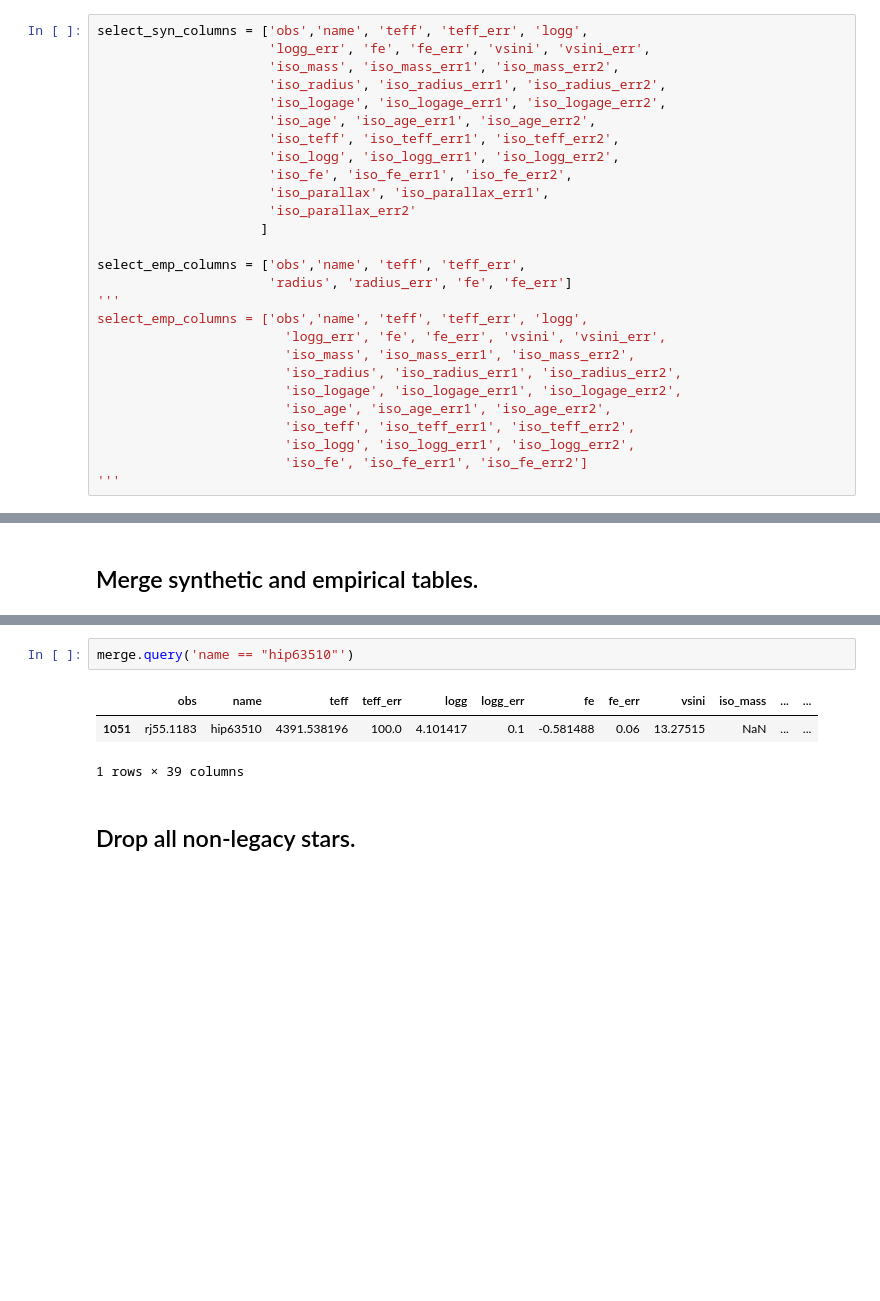
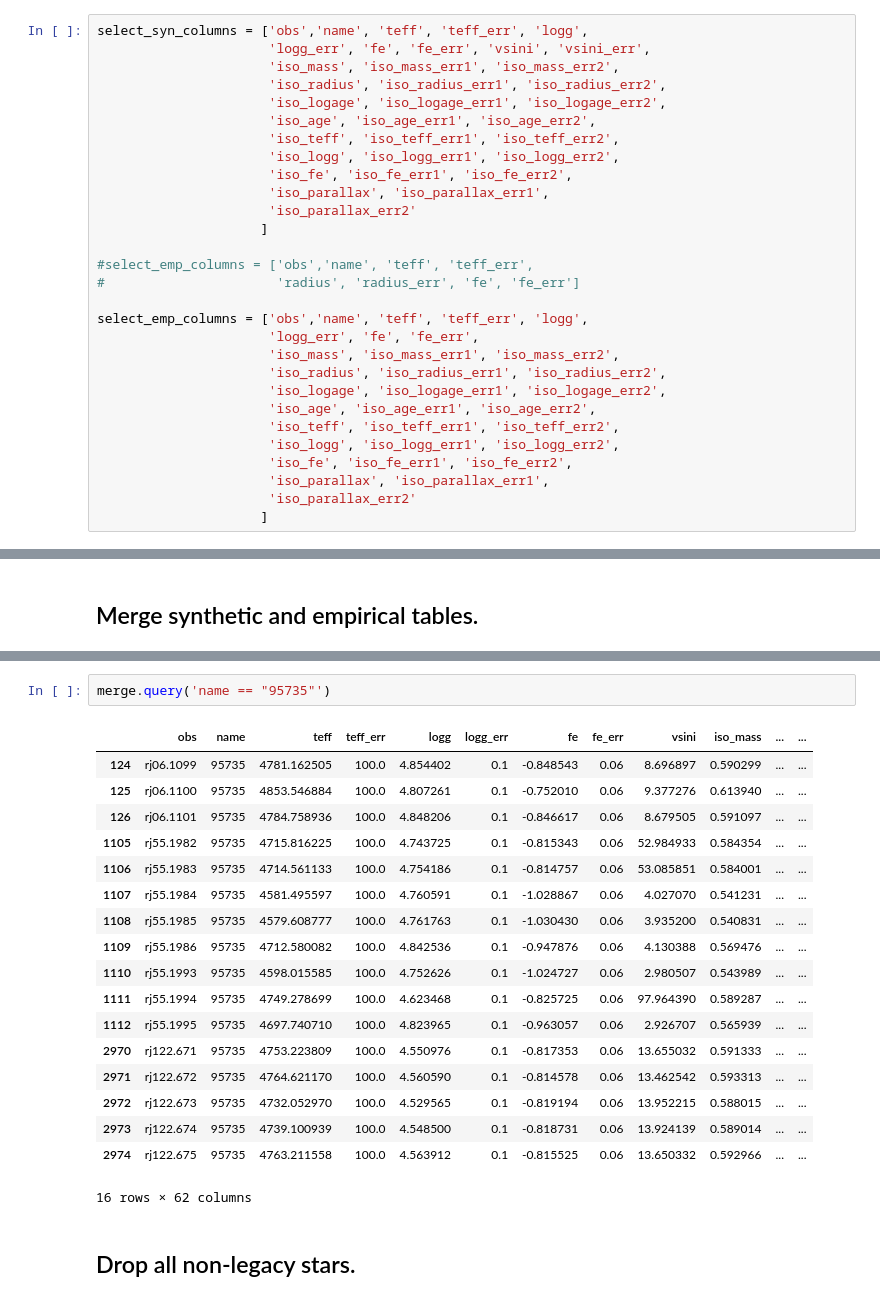
Before and after one commit to leerosenthalj/CLSI, a Jupyter notebook: legacy_tables/Stellar_legacy_selection.ipynb, the cells around one changed output, grey strips where cells are left out. Drawn from its saved outputs; the diff is of its cells as text; blank space fills up the shorter version.

```diff
--- a/legacy_tables/Stellar_legacy_selection.ipynb
+++ b/legacy_tables/Stellar_legacy_selection.ipynb
@@ -88,16 +94,18 @@ select_syn_columns = ['obs','name', 'teff', 'teff_err', 'logg',
                       'iso_parallax_err2'
                      ]
 
-select_emp_columns = ['obs','name', 'teff', 'teff_err',
-                      'radius', 'radius_err', 'fe', 'fe_err']
-'''
+#select_emp_columns = ['obs','name', 'teff', 'teff_err',
+#                      'radius', 'radius_err', 'fe', 'fe_err']
+
 select_emp_columns = ['obs','name', 'teff', 'teff_err', 'logg',
-                        'logg_err', 'fe', 'fe_err', 'vsini', 'vsini_err',
-                        'iso_mass', 'iso_mass_err1', 'iso_mass_err2',
-                        'iso_radius', 'iso_radius_err1', 'iso_radius_err2',
-                        'iso_logage', 'iso_logage_err1', 'iso_logage_err2',
-                        'iso_age', 'iso_age_err1', 'iso_age_err2',
-                        'iso_teff', 'iso_teff_err1', 'iso_teff_err2',
-                        'iso_logg', 'iso_logg_err1', 'iso_logg_err2',
-                        'iso_fe', 'iso_fe_err1', 'iso_fe_err2']
-'''
+                      'logg_err', 'fe', 'fe_err',
+                      'iso_mass', 'iso_mass_err1', 'iso_mass_err2',
+                      'iso_radius', 'iso_radius_err1', 'iso_radius_err2',
+                      'iso_logage', 'iso_logage_err1', 'iso_logage_err2',
+                      'iso_age', 'iso_age_err1', 'iso_age_err2',
+                      'iso_teff', 'iso_teff_err1', 'iso_teff_err2',
+                      'iso_logg', 'iso_logg_err1', 'iso_logg_err2',
+                      'iso_fe', 'iso_fe_err1', 'iso_fe_err2',
+                      'iso_parallax', 'iso_parallax_err1',
+                      'iso_parallax_err2'
+                     ]
@@ -136,11 +142,26 @@ merge = smsyn.merge(smemp, left_on='obs', right_on='obs_emp')
 merge = merge.drop(columns=['name_emp'])
 merge = merge.dropna(axis='columns', how='all')
 # %%
-merge.query('name == "hip63510"')
+merge.query('name == "95735"')
 # %% [output]
 |  | obs | name | teff | teff_err | logg | logg_err | fe | fe_err | vsini | iso_mass | ... | ... |
-| 1051 | rj55.1183 | hip63510 | 4391.538196 | 100.0 | 4.101417 | 0.1 | -0.581488 | 0.06 | 13.27515 | NaN | ... | ... |
+| 124 | rj06.1099 | 95735 | 4781.162505 | 100.0 | 4.854402 | 0.1 | -0.848543 | 0.06 | 8.696897 | 0.590299 | ... | ... |
+| 125 | rj06.1100 | 95735 | 4853.546884 | 100.0 | 4.807261 | 0.1 | -0.752010 | 0.06 | 9.377276 | 0.613940 | ... | ... |
+| 126 | rj06.1101 | 95735 | 4784.758936 | 100.0 | 4.848206 | 0.1 | -0.846617 | 0.06 | 8.679505 | 0.591097 | ... | ... |
+| 1105 | rj55.1982 | 95735 | 4715.816225 | 100.0 | 4.743725 | 0.1 | -0.815343 | 0.06 | 52.984933 | 0.584354 | ... | ... |
+| 1106 | rj55.1983 | 95735 | 4714.561133 | 100.0 | 4.754186 | 0.1 | -0.814757 | 0.06 | 53.085851 | 0.584001 | ... | ... |
+| 1107 | rj55.1984 | 95735 | 4581.495597 | 100.0 | 4.760591 | 0.1 | -1.028867 | 0.06 | 4.027070 | 0.541231 | ... | ... |
+| 1108 | rj55.1985 | 95735 | 4579.608777 | 100.0 | 4.761763 | 0.1 | -1.030430 | 0.06 | 3.935200 | 0.540831 | ... | ... |
+| 1109 | rj55.1986 | 95735 | 4712.580082 | 100.0 | 4.842536 | 0.1 | -0.947876 | 0.06 | 4.130388 | 0.569476 | ... | ... |
+| 1110 | rj55.1993 | 95735 | 4598.015585 | 100.0 | 4.752626 | 0.1 | -1.024727 | 0.06 | 2.980507 | 0.543989 | ... | ... |
+| 1111 | rj55.1994 | 95735 | 4749.278699 | 100.0 | 4.623468 | 0.1 | -0.825725 | 0.06 | 97.964390 | 0.589287 | ... | ... |
+| 1112 | rj55.1995 | 95735 | 4697.740710 | 100.0 | 4.823965 | 0.1 | -0.963057 | 0.06 | 2.926707 | 0.565939 | ... | ... |
+| 2970 | rj122.671 | 95735 | 4753.223809 | 100.0 | 4.550976 | 0.1 | -0.817353 | 0.06 | 13.655032 | 0.591333 | ... | ... |
+| 2971 | rj122.672 | 95735 | 4764.621170 | 100.0 | 4.560590 | 0.1 | -0.814578 | 0.06 | 13.462542 | 0.593313 | ... | ... |
+| 2972 | rj122.673 | 95735 | 4732.052970 | 100.0 | 4.529565 | 0.1 | -0.819194 | 0.06 | 13.952215 | 0.588015 | ... | ... |
+| 2973 | rj122.674 | 95735 | 4739.100939 | 100.0 | 4.548500 | 0.1 | -0.818731 | 0.06 | 13.924139 | 0.589014 | ... | ... |
+| 2974 | rj122.675 | 95735 | 4763.211558 | 100.0 | 4.563912 | 0.1 | -0.815525 | 0.06 | 13.650332 | 0.592966 | ... | ... |
-1 rows × 39 columns
+16 rows × 62 columns
 # %% [markdown]
 ## Drop all non-legacy stars.
 # %%
```
Also changed, not shown: parts of 10 cells of this notebook, 4 other files.
